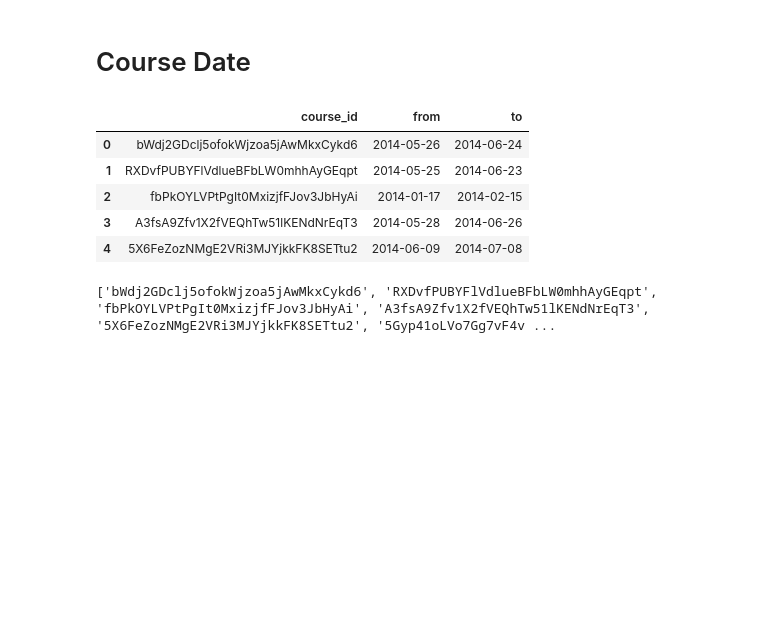
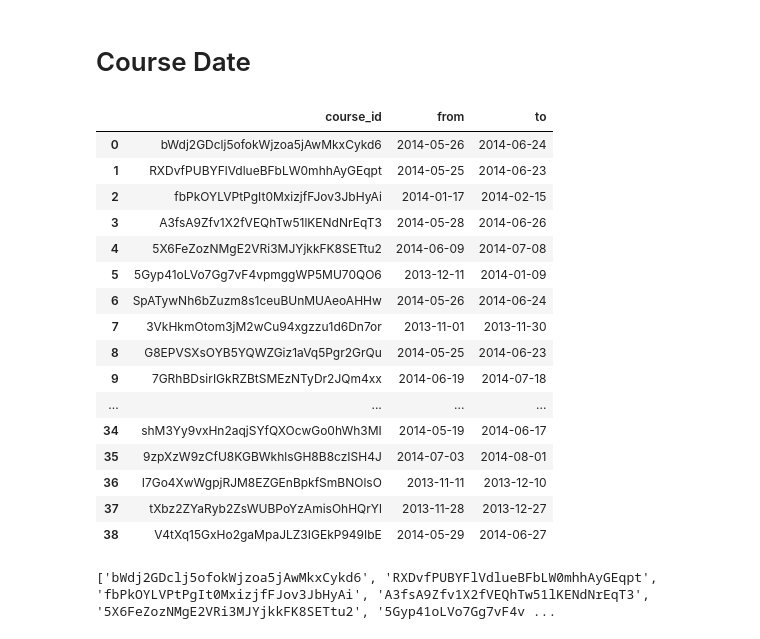
Before and after one commit to AndyKANG98/Drop-MOOC-Prediction, a Jupyter notebook: Load_data_guide.ipynb, the cells around one changed output. Saved outputs shown, nothing was run; the diff lists cells and outputs as text; code cells hidden in the pictures; blank space fills up the shorter version.

```diff
--- a/Load_data_guide.ipynb
+++ b/Load_data_guide.ipynb
@@ -30,14 +117,25 @@ number of labels: 72395
 # %% [markdown]
 # Course Date
 # %%
-course_date.get_data().head()
+course_date.get_data()
 # %% [output]
 |  | course_id | from | to |
 | 0 | bWdj2GDclj5ofokWjzoa5jAwMkxCykd6 | 2014-05-26 | 2014-06-24 |
 | 1 | RXDvfPUBYFlVdlueBFbLW0mhhAyGEqpt | 2014-05-25 | 2014-06-23 |
 | 2 | fbPkOYLVPtPgIt0MxizjfFJov3JbHyAi | 2014-01-17 | 2014-02-15 |
 | 3 | A3fsA9Zfv1X2fVEQhTw51lKENdNrEqT3 | 2014-05-28 | 2014-06-26 |
 | 4 | 5X6FeZozNMgE2VRi3MJYjkkFK8SETtu2 | 2014-06-09 | 2014-07-08 |
+| 5 | 5Gyp41oLVo7Gg7vF4vpmggWP5MU70QO6 | 2013-12-11 | 2014-01-09 |
+| 6 | SpATywNh6bZuzm8s1ceuBUnMUAeoAHHw | 2014-05-26 | 2014-06-24 |
+| 7 | 3VkHkmOtom3jM2wCu94xgzzu1d6Dn7or | 2013-11-01 | 2013-11-30 |
+| 8 | G8EPVSXsOYB5YQWZGiz1aVq5Pgr2GrQu | 2014-05-25 | 2014-06-23 |
+| 9 | 7GRhBDsirIGkRZBtSMEzNTyDr2JQm4xx | 2014-06-19 | 2014-07-18 |
+| ... | ... | ... | ... |
+| 34 | shM3Yy9vxHn2aqjSYfQXOcwGo0hWh3MI | 2014-05-19 | 2014-06-17 |
+| 35 | 9zpXzW9zCfU8KGBWkhlsGH8B8czISH4J | 2014-07-03 | 2014-08-01 |
+| 36 | I7Go4XwWgpjRJM8EZGEnBpkfSmBNOlsO | 2013-11-11 | 2013-12-10 |
+| 37 | tXbz2ZYaRyb2ZsWUBPoYzAmisOhHQrYl | 2013-11-28 | 2013-12-27 |
+| 38 | V4tXq15GxHo2gaMpaJLZ3IGEkP949IbE | 2014-05-29 | 2014-06-27 |
 # %%
 print(course_date.get_course_ids())
 # %% [output]
```
Also changed, not shown: parts of 8 cells of this notebook, 5 other files.
